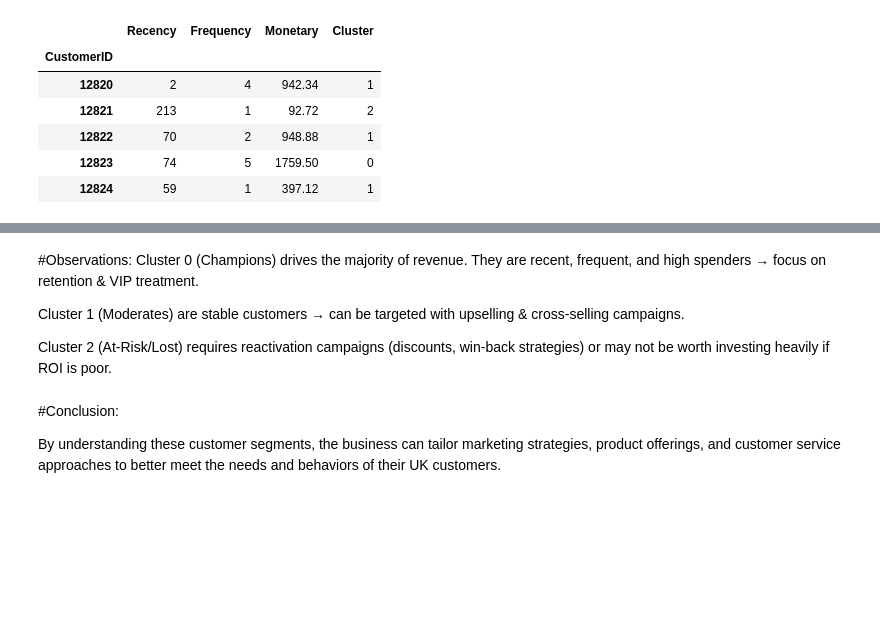
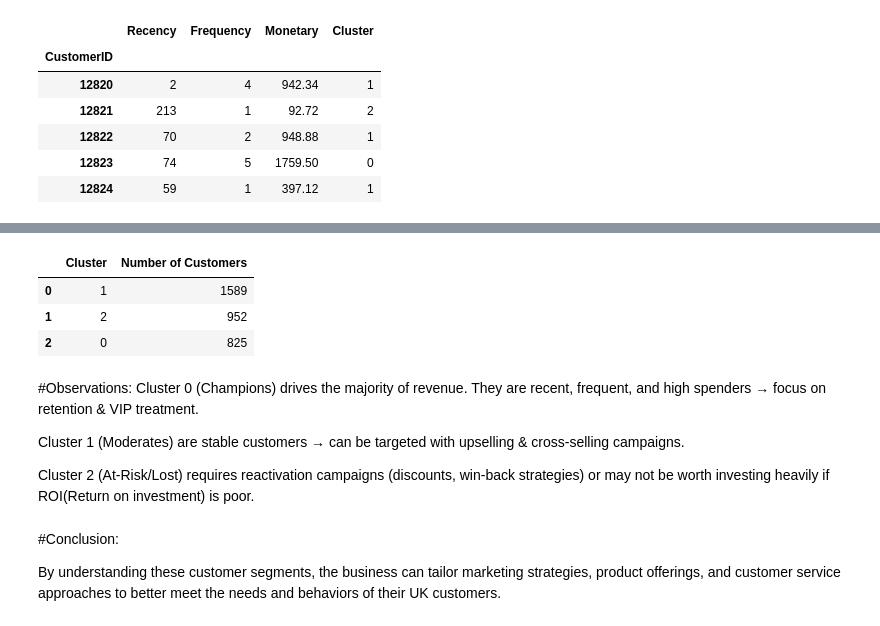
Before and after one commit to Divyakalgaiya/E-commerce-User-Behavior-Segmentation, a Jupyter notebook: divya_week3E_commerce_User_Behavior_Segmentation_.ipynb, the cells around one changed output, grey strips where cells are left out. Cells and saved outputs as stored; diff of their text form; code cells hidden in the pictures; blank space fills up the shorter version.

```diff
--- a/divya_week3E_commerce_User_Behavior_Segmentation_.ipynb
+++ b/divya_week3E_commerce_User_Behavior_Segmentation_.ipynb
@@ -752,13 +756,22 @@ fig.show()
 fig.write_html("rfm_metrics_by_cluster_uk.html")
 # %% [output]
 [interactive output not drawn]
+# %%
+cluster_counts_uk = rfm_df_uk_no_outliers['Cluster'].value_counts().reset_index()
+cluster_counts_uk.columns = ['Cluster', 'Number of Customers']
+display(cluster_counts_uk)
+# %% [output]
+|  | Cluster | Number of Customers |
+| 0 | 1 | 1589 |
+| 1 | 2 | 952 |
+| 2 | 0 | 825 |
 # %% [markdown]
 #Observations:
 Cluster 0 (Champions) drives the majority of revenue. They are recent, frequent, and high spenders → focus on retention & VIP treatment.
 
 Cluster 1 (Moderates) are stable customers → can be targeted with upselling & cross-selling campaigns.
 
-Cluster 2 (At-Risk/Lost) requires reactivation campaigns (discounts, win-back strategies) or may not be worth investing heavily if ROI is poor.
+Cluster 2 (At-Risk/Lost) requires reactivation campaigns (discounts, win-back strategies) or may not be worth investing heavily if ROI(Return on investment) is poor.
 # %% [markdown]
 #Conclusion:
 
```
Also changed, not shown: parts of 3 cells of this notebook.
